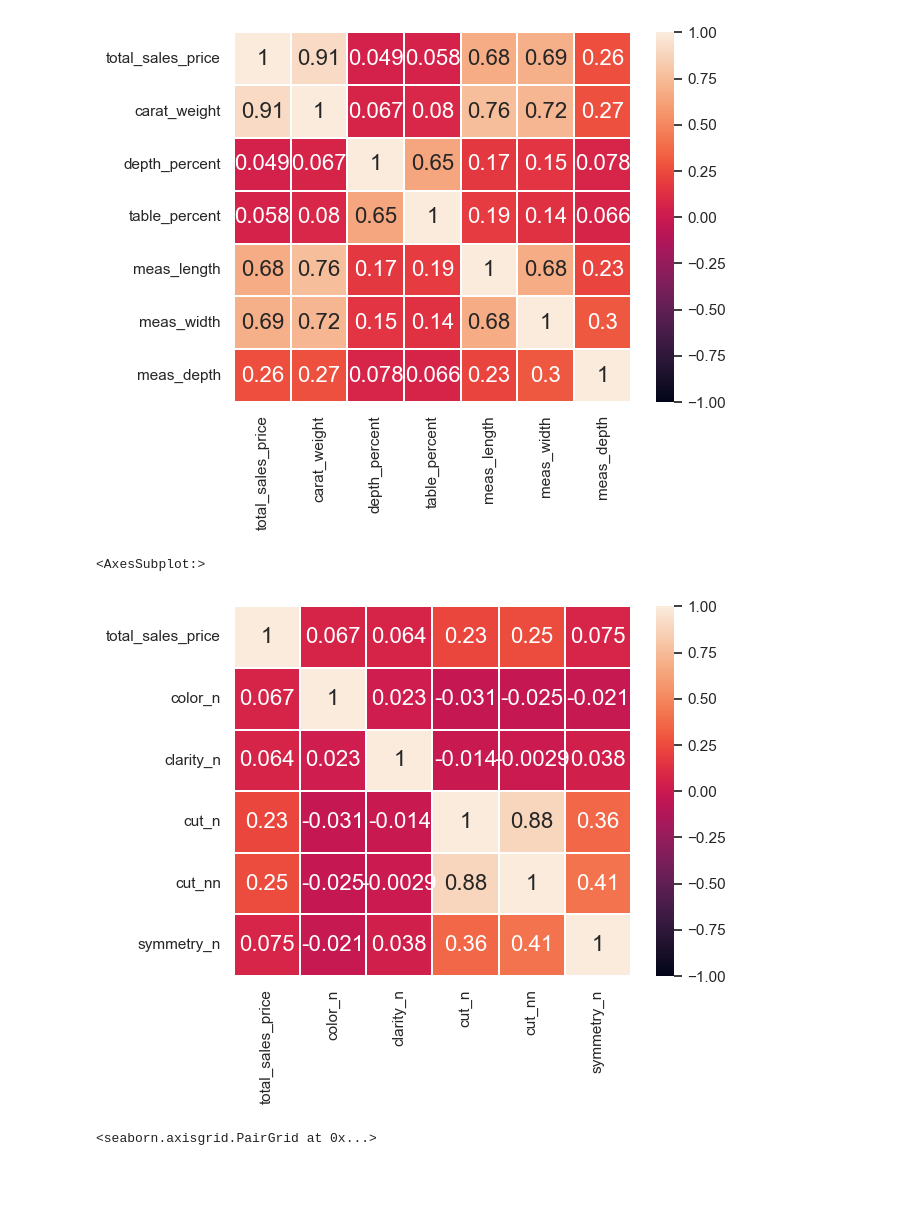
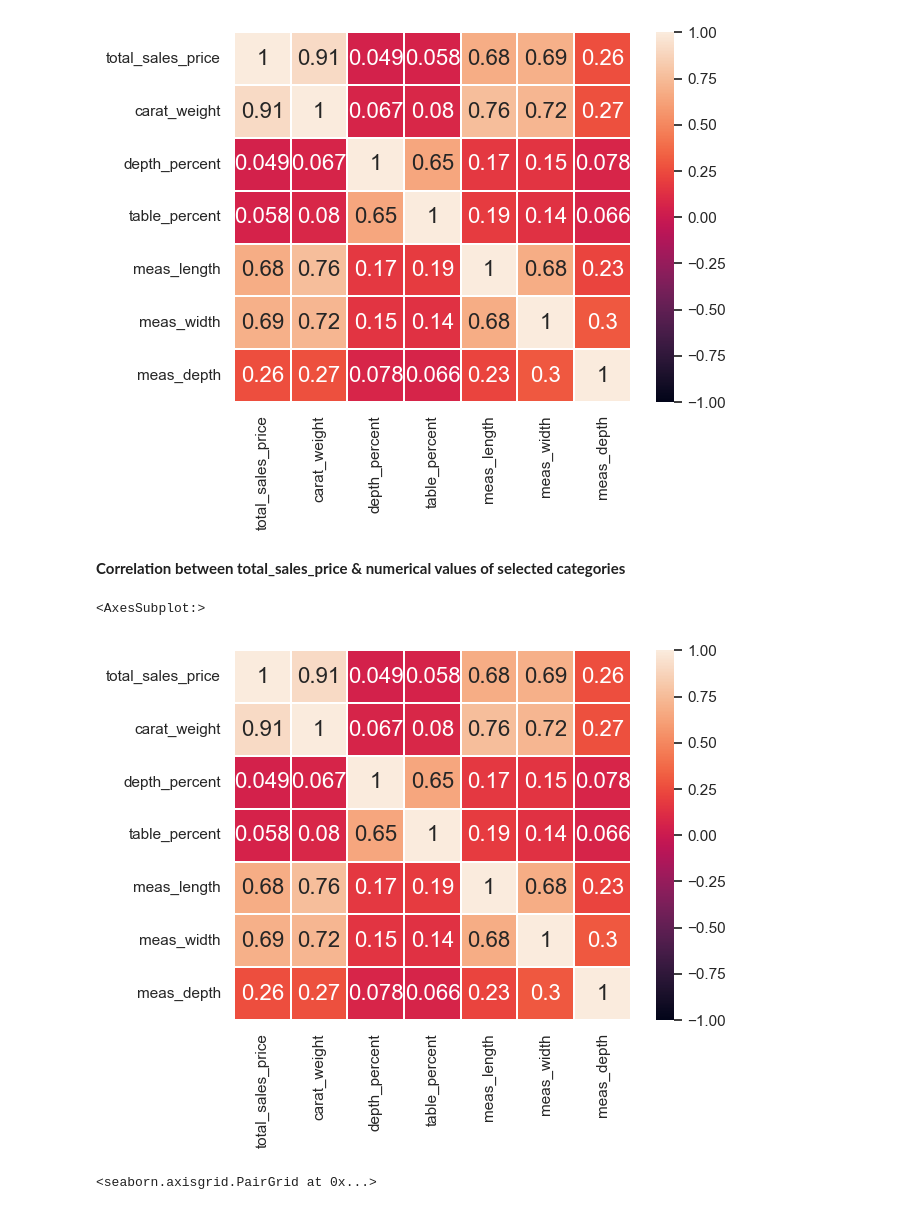
Before and after one commit to ngeeannrobin/SC1015-Project, a Jupyter notebook: SC1015MiniProj.ipynb, the cells around one changed output. Cells and saved outputs as stored; diff of their text form; code cells hidden in the pictures; blank space fills up the shorter version.

```diff
--- a/SC1015MiniProj.ipynb
+++ b/SC1015MiniProj.ipynb
@@ -238,13 +244,15 @@ sb.heatmap(numericData_clean.corr(), vmin = -1, vmax = 1, linewidths = 0.1,
 # %% [output]
 <AxesSubplot:>
 [figure]
+# %% [markdown]
+**Correlation between total_sales_price & numerical values of selected categories**
 # %%
-numericData_clean = pd.DataFrame(df_clean[["total_sales_price","color_n","clarity_n","cut_n","cut_nn","symmetry_n"]])
+numericDataCat_clean = pd.DataFrame(df_clean[["total_sales_price","color_n","clarity_n","cut_n","cut_nn","symmetry_n"]])
 sb.heatmap(numericData_clean.corr(), vmin = -1, vmax = 1, linewidths = 0.1,
            annot = True, annot_kws = {"size": 16})
 # %% [output]
 <AxesSubplot:>
-[figure, old version]
+[figure, new version]
 # %%
 sb.pairplot(data = numericData)
 # %% [output]
```
Also changed, not shown: parts of 11 cells of this notebook.
